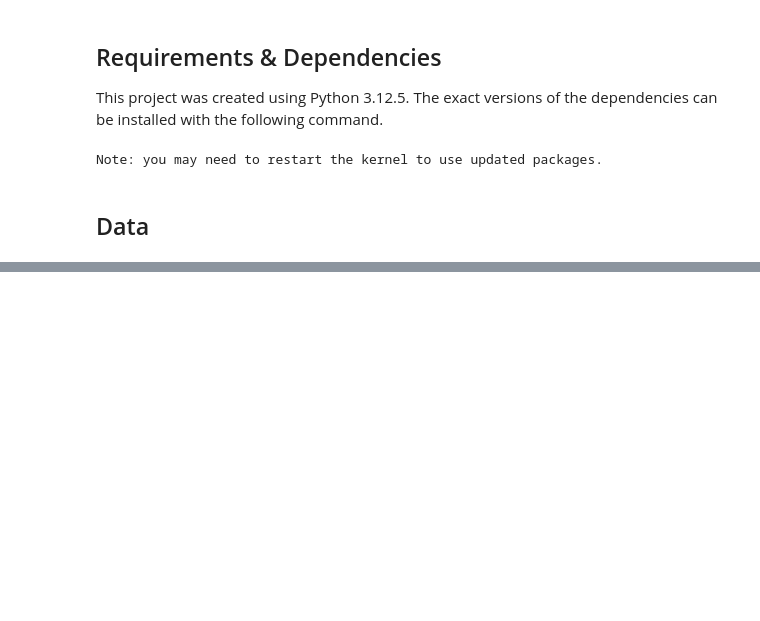
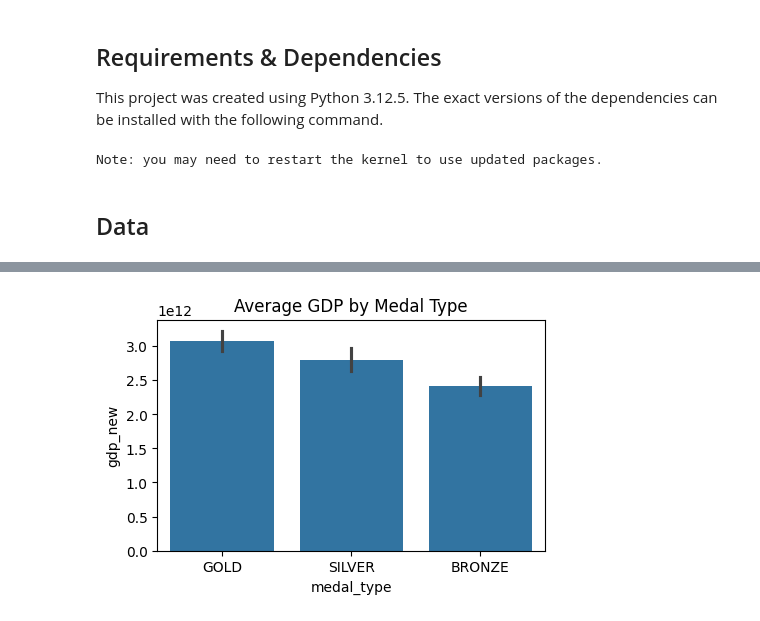
Before and after one commit to claraelisabeth/VisualDataScience, a Jupyter notebook: model.ipynb, the cells around one changed output, grey strips where cells are left out. Saved outputs shown, nothing was run; the diff lists cells and outputs as text; code cells hidden in the pictures; blank space fills up the shorter version.

```diff
--- a/model.ipynb
+++ b/model.ipynb
@@ -59,0 +110,7 @@ display(df_olympics_merged.head(5))
+# %%
+plt.figure(figsize=(5, 3))
+sns.barplot(x='medal_type', y='gdp_new', data=df)
+plt.title('Average GDP by Medal Type')
+plt.show()
+# %% [output]
+[figure, added]
```
Also changed, not shown: parts of 40 cells of this notebook, 10 other files.
